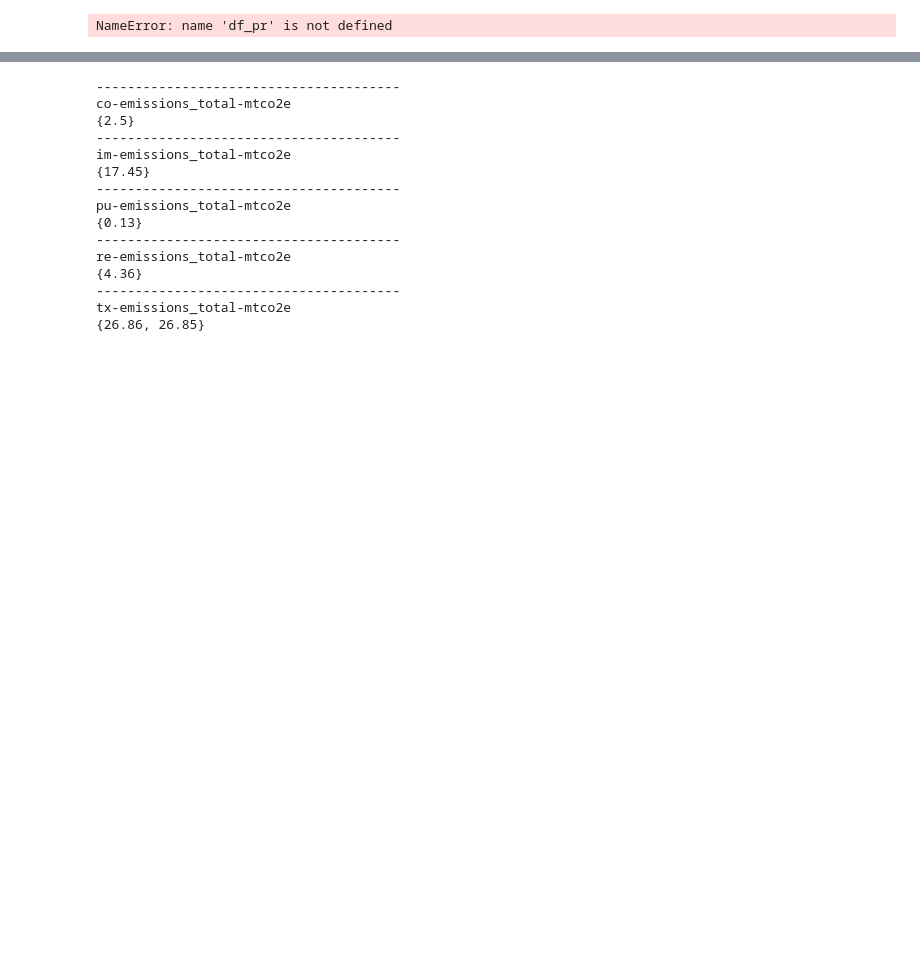
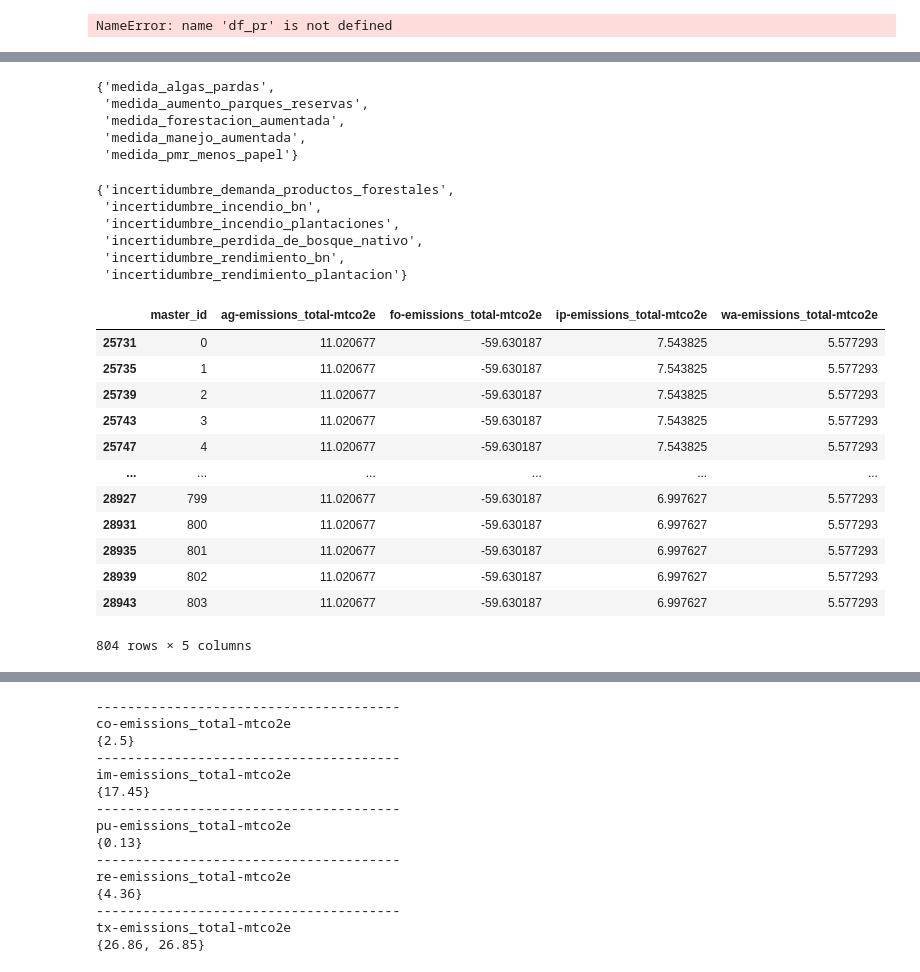
Before and after one commit to emolinaperez/MultiSector_LTS_Chile, a Jupyter notebook: python/integrate_designs_kluge_20210130.ipynb, the cells around one changed output, grey strips where cells are left out. Saved outputs shown, nothing was run; the diff lists cells and outputs as text; code cells hidden in the pictures; blank space fills up the shorter version.

Commit message:
pushing latest params and scripts

```diff
--- a/python/integrate_designs_kluge_20210130.ipynb
+++ b/python/integrate_designs_kluge_20210130.ipynb
@@ -494,0 +533,35 @@ mas_ndcp = set(df_mas[df_mas["strategy_id"].isin([0])]["master_id"])
+# %%
+params_new
+# %% [output]
+{'medida_algas_pardas',
+ 'medida_aumento_parques_reservas',
+ 'medida_forestacion_aumentada',
+ 'medida_manejo_aumentada',
+ 'medida_pmr_menos_papel'}
+# %%
+params_changed
+# %% [output]
+{'incertidumbre_demanda_productos_forestales',
+ 'incertidumbre_incendio_bn',
+ 'incertidumbre_incendio_plantaciones',
+ 'incertidumbre_perdida_de_bosque_nativo',
+ 'incertidumbre_rendimiento_bn',
+ 'incertidumbre_rendimiento_plantacion'}
+# %%
+arch_tor = "Chile_sector_package_2021_01_30_design_id-1"
+df_out_an = sr.get_archive_run(sr.fp_csv_output_multi_sector_analytica, arch_tor)
+df_out_an[df_out_an["year"] == 2018][["master_id"] + [x for x in df_out_an.columns if "emissions_total" in x]]
+# %% [output]
+|  | master_id | ag-emissions_total-mtco2e | fo-emissions_total-mtco2e | ip-emissions_total-mtco2e | wa-emissions_total-mtco2e |
+| 25731 | 0 | 11.020677 | -59.630187 | 7.543825 | 5.577293 |
+| 25735 | 1 | 11.020677 | -59.630187 | 7.543825 | 5.577293 |
+| 25739 | 2 | 11.020677 | -59.630187 | 7.543825 | 5.577293 |
+| 25743 | 3 | 11.020677 | -59.630187 | 7.543825 | 5.577293 |
+| 25747 | 4 | 11.020677 | -59.630187 | 7.543825 | 5.577293 |
+| ... | ... | ... | ... | ... | ... |
+| 28927 | 799 | 11.020677 | -59.630187 | 6.997627 | 5.577293 |
+| 28931 | 800 | 11.020677 | -59.630187 | 6.997627 | 5.577293 |
+| 28935 | 801 | 11.020677 | -59.630187 | 6.997627 | 5.577293 |
+| 28939 | 802 | 11.020677 | -59.630187 | 6.997627 | 5.577293 |
+| 28943 | 803 | 11.020677 | -59.630187 | 6.997627 | 5.577293 |
+804 rows × 5 columns
```
Also changed, not shown: parts of 15 cells of this notebook, 7 other files.
